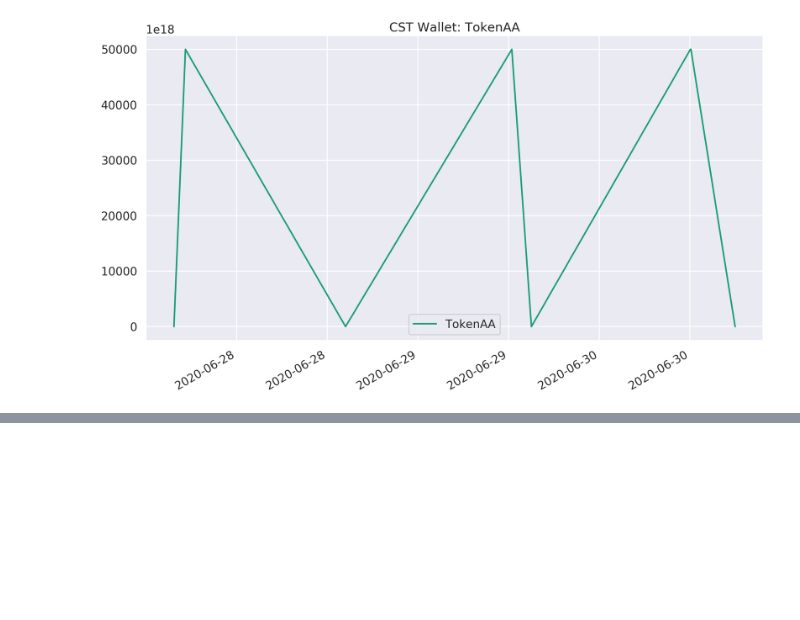
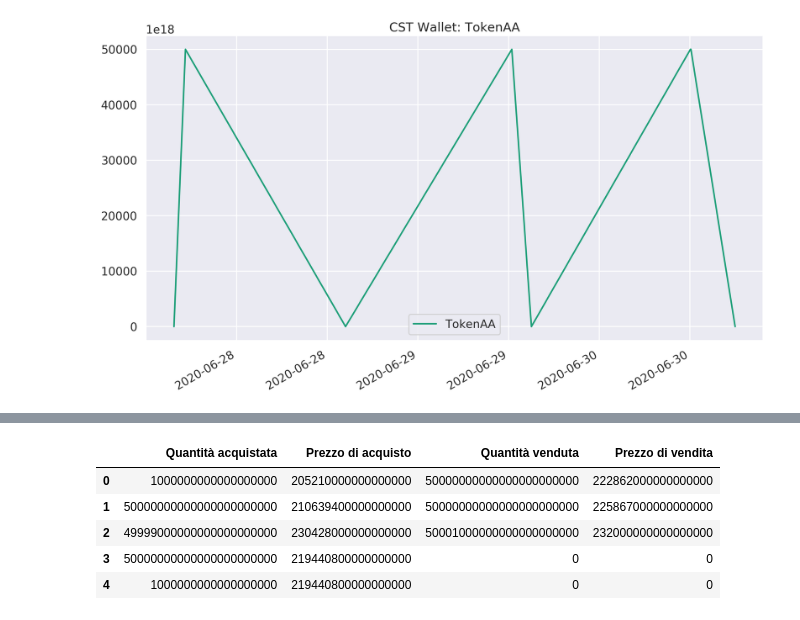
Before and after one commit to francescomarcolli/blockchain_prj, a Jupyter notebook: final_paper/portfolio_CST.ipynb, the cells around one changed output, grey strips where cells are left out. Drawn from its saved outputs; the diff is of its cells as text; code cells hidden in the pictures; blank space fills up the shorter version.

```diff
--- a/final_paper/portfolio_CST.ipynb
+++ b/final_paper/portfolio_CST.ipynb
@@ -692,0 +867,38 @@ fig.autofmt_xdate()
+# %%
+buy_Amount_tkAA_CST = []
+buy_price_tkAA_CST = []
+for i in range(0, len(CST_buy_AA)):
+    #if(tokenFSS_Transfer_CST[i]['args']['from'] == '0x0000000000000000000000000000000000000000' and tokenFSS_Transfer_CST[i]['args']['to'] == '0xe6a2234764Bd7a41Da73bd91F9E857819d20b22F'):
+    #    tkFSS_CST_wallet.append(tokenFSS_Transfer_CST[i]['args']['value'] )
+    if(CST_buy_AA[i]['args']['buyer'] == '0xe6a2234764Bd7a41Da73bd91F9E857819d20b22F'):
+        buy_Amount_tkAA_CST.append(CST_buy_AA[i]['args']['amount'] )
+        buy_price_tkAA_CST.append(CST_buy_AA[i]['args']['price'] )
+# %%
+sell_Amount_tkAA_CST = []
+sell_price_tkAA_CST = []
+for i in range(0, len(CST_sell_AA)):
+    #if(tokenFSS_Transfer_CST[i]['args']['from'] == '0x0000000000000000000000000000000000000000' and tokenFSS_Transfer_CST[i]['args']['to'] == '0xe6a2234764Bd7a41Da73bd91F9E857819d20b22F'):
+    #    tkFSS_CST_wallet.append(tokenFSS_Transfer_CST[i]['args']['value'] )
+    if(CST_sell_AA[i]['args']['buyer'] == '0xe6a2234764Bd7a41Da73bd91F9E857819d20b22F'):
+        sell_Amount_tkAA_CST.append(CST_sell_AA[i]['args']['amount'] )
+        sell_price_tkAA_CST.append(CST_sell_AA[i]['args']['price'] )
+# %%
+while(len(sell_Amount_tkAA_CST) < len(buy_Amount_tkAA_CST)):
+    sell_Amount_tkAA_CST.append(0)
+    sell_price_tkAA_CST.append(0)
+# %%
+CST_AA_trading_operantions = {'Quantità acquistata': buy_Amount_tkAA_CST,
+                               'Prezzo di acquisto': buy_price_tkAA_CST,
+                               'Quantità venduta': sell_Amount_tkAA_CST,
+                               'Prezzo di vendita': sell_price_tkAA_CST
+                              }
+# %%
+df_CST_AA_trading_operantions = pd.DataFrame(CST_AA_trading_operantions)
+df_CST_AA_trading_operantions
+# %% [output]
+|  | Quantità acquistata | Prezzo di acquisto | Quantità venduta | Prezzo di vendita |
+| 0 | 1000000000000000000 | 205210000000000000 | 50000000000000000000000 | 222862000000000000 |
+| 1 | 50000000000000000000000 | 210639400000000000 | 50000000000000000000000 | 225867000000000000 |
+| 2 | 49999000000000000000000 | 230428000000000000 | 50001000000000000000000 | 232000000000000000 |
+| 3 | 50000000000000000000000 | 219440800000000000 | 0 | 0 |
+| 4 | 1000000000000000000 | 219440800000000000 | 0 | 0 |
```
Also changed, not shown: parts of 18 cells of this notebook, 2 other files.
